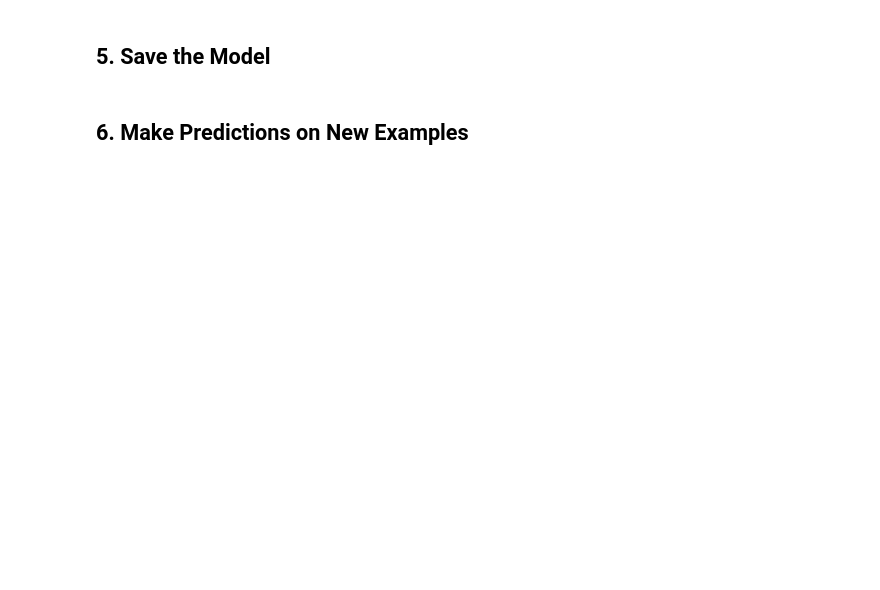
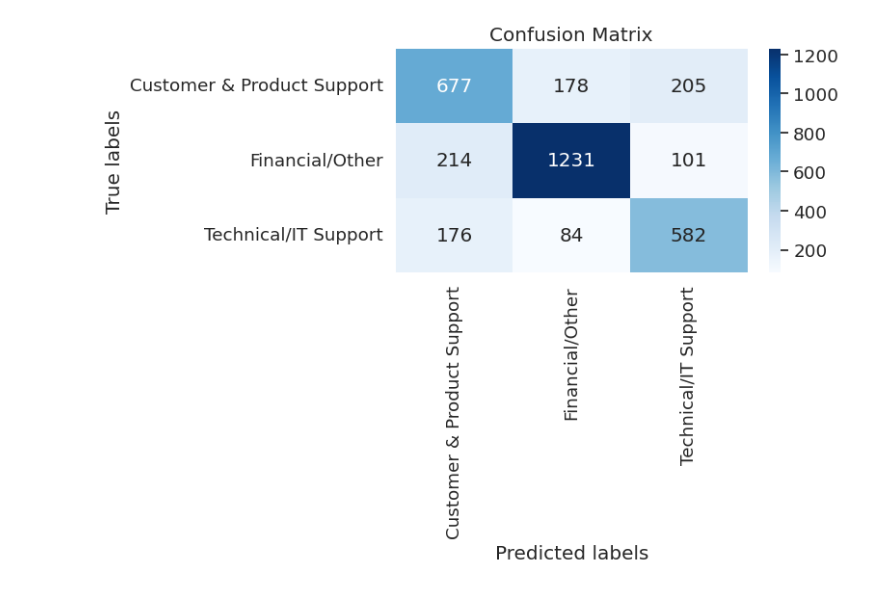
Before and after one commit to margavera/Customer-IT-Support-Text-Classification, a Jupyter notebook: notebooks/DistilBERT.ipynb, the cells around one changed output. Cells and saved outputs as stored; diff of their text form; code cells hidden in the pictures; blank space fills up the shorter version.

```diff
--- a/notebooks/DistilBERT.ipynb
+++ b/notebooks/DistilBERT.ipynb
@@ -45,13 +63,11 @@ from src.train import define_callbacks, train_model
 # %%
 # Define file paths
-train_path = "../data/ticket_train.csv"
-valid_path = "../data/ticket_valid.csv"
-test_path = "../data/ticket_test.csv"
+train_path = "data/ticket_train.csv"
+valid_path = "data/ticket_valid.csv"
+test_path = "data/ticket_test.csv"
 
 # Define columns
-text_column = "text_en"
-label_column = "queue"
+text_column = "text_cleaned"
+label_column = "grouped_queue"
 
-# Load configuration for defaults
-conf = load_training_conf()
 max_length = 192  # Increase max sequence length for better context
@@ -94,8 +74,8 @@ def load_dataset(file_path, text_column, label_column, tokenizer=None, unique_la
 # %%
 # Load datasets
-x_train, y_train, tokenizer, unique_labels = load_dataset(train_path, text_column, label_column)
-x_valid, y_valid, _, _ = load_dataset(valid_path, text_column, label_column, tokenizer)
-x_test, y_test, _, _ = load_dataset(test_path, text_column, label_column, tokenizer)
+x_train, y_train, tokenizer, unique_labels = load_dataset_dl(train_path, text_column, label_column, max_length=max_length)
+x_valid, y_valid, _, _ = load_dataset_dl(valid_path, text_column, label_column, max_length=max_length, tokenizer=tokenizer)
+x_test, y_test, _, _ = load_dataset_dl(test_path, text_column, label_column, max_length=max_length, tokenizer=tokenizer)
 
 # Print dataset info
 print(f"Number of classes: {len(unique_labels)}"),
@@ -240,2 +230,0 @@ for i, (_, row) in enumerate(examples.iterrows()):
-# %% [markdown]
-## 5. Save the Model
@@ -253,2 +230,0 @@ print(f"Model, tokenizer, and category labels saved to {model_folder}/ directory
-# %% [markdown]
-## 6. Make Predictions on New Examples
@@ -290,0 +231,4 @@ for i, (example, prediction, probs) in enumerate(zip(test_examples, predictions,
+# %%
+plot_confusion_matrix(y_true, y_pred, target_names=unique_labels)
+# %% [output]
+[figure, added]
```
Also changed, not shown: parts of 21 cells of this notebook.
